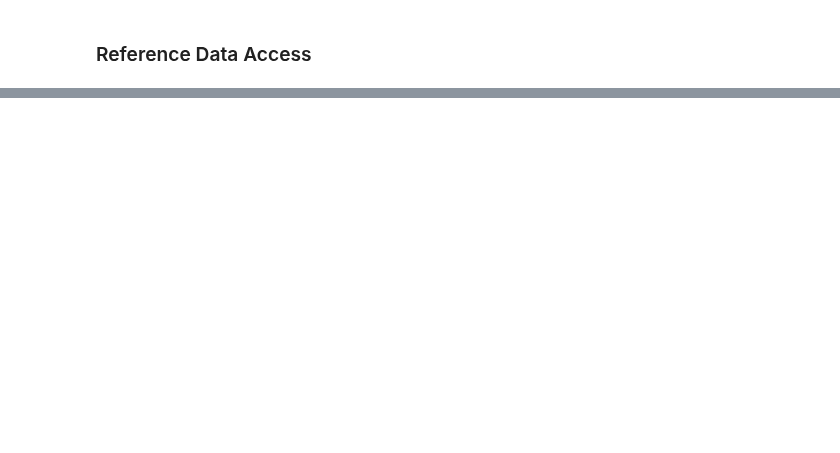
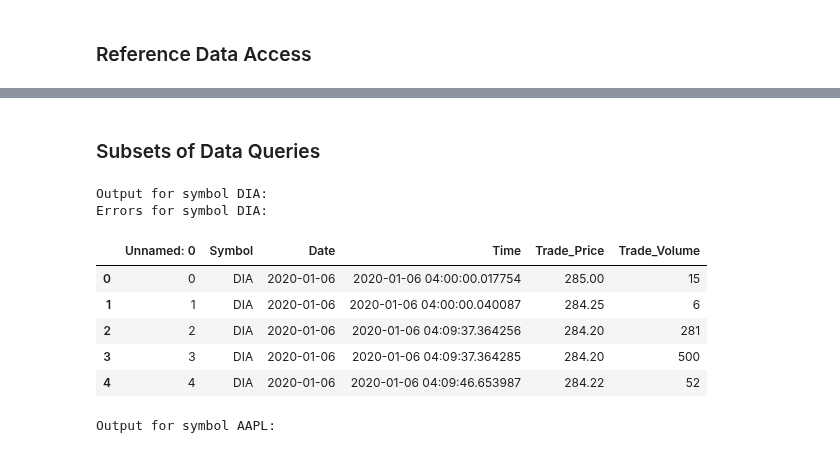
Before and after one commit to AMS-QF/TAQ-Data, a Jupyter notebook: Example_Data_NB.ipynb, the cells around one changed output, grey strips where cells are left out. Saved outputs shown, nothing was run; the diff lists cells and outputs as text; code cells hidden in the pictures; blank space fills up the shorter version.

```diff
--- a/Example_Data_NB.ipynb
+++ b/Example_Data_NB.ipynb
@@ -197,0 +195,34 @@ Error:
+# %% [markdown]
+### Subsets of Data Queries
+# %%
+symbols = ["DIA"]
+start_date = "2020-01-06"
+end_date = "2020-01-07"
+row_limit = "50"
+columns=["Symbol","Date","Time","Trade_Price","Trade_Volume"]
+
+get_trades(symbols, start_date, end_date, row_limit, columns)
+# %% [output]
+Output for symbol DIA:
+Errors for symbol DIA:
+# %%
+data=pd.read_csv('data/trades_DIA_20200106-20200107.csv.gz', compression='gzip')
+data['Time']=pd.to_datetime(data['Time'])
+data.head(5)
+# %% [output]
+|  | Unnamed: 0 | Symbol | Date | Time | Trade_Price | Trade_Volume |
+| 0 | 0 | DIA | 2020-01-06 | 2020-01-06 04:00:00.017754 | 285.00 | 15 |
+| 1 | 1 | DIA | 2020-01-06 | 2020-01-06 04:00:00.040087 | 284.25 | 6 |
+| 2 | 2 | DIA | 2020-01-06 | 2020-01-06 04:09:37.364256 | 284.20 | 281 |
+| 3 | 3 | DIA | 2020-01-06 | 2020-01-06 04:09:37.364285 | 284.20 | 500 |
+| 4 | 4 | DIA | 2020-01-06 | 2020-01-06 04:09:46.653987 | 284.22 | 52 |
+# %%
+symbols = ["AAPL"]
+start_date = "2022-01-03"
+end_date = "2022-01-04"
+row_limit = "10000"
+columns=["Symbol","Date","Time","Bid_Price","Bid_Size","Offer_Price","Offer_Size"]
+
+get_quotes(symbols, start_date, end_date, row_limit, columns)
+# %% [output]
+Output for symbol AAPL:
```
Also changed, not shown: parts of 18 cells of this notebook, 1 other file.
